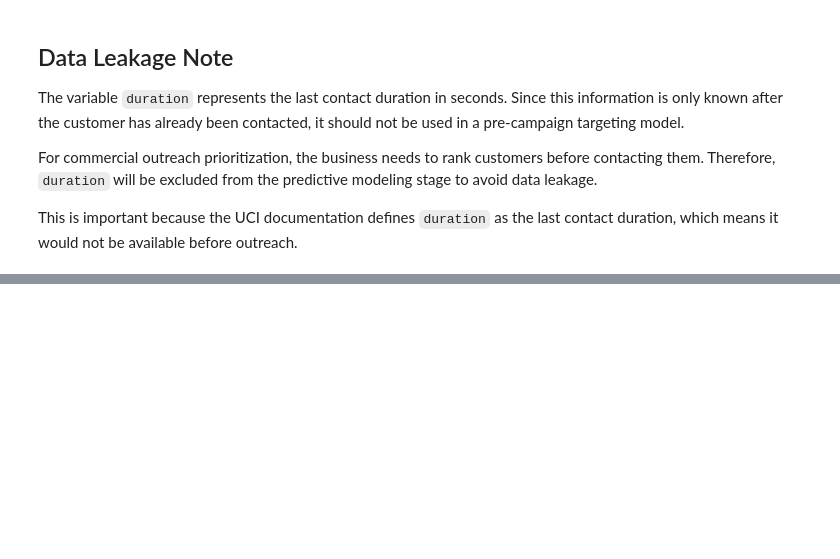
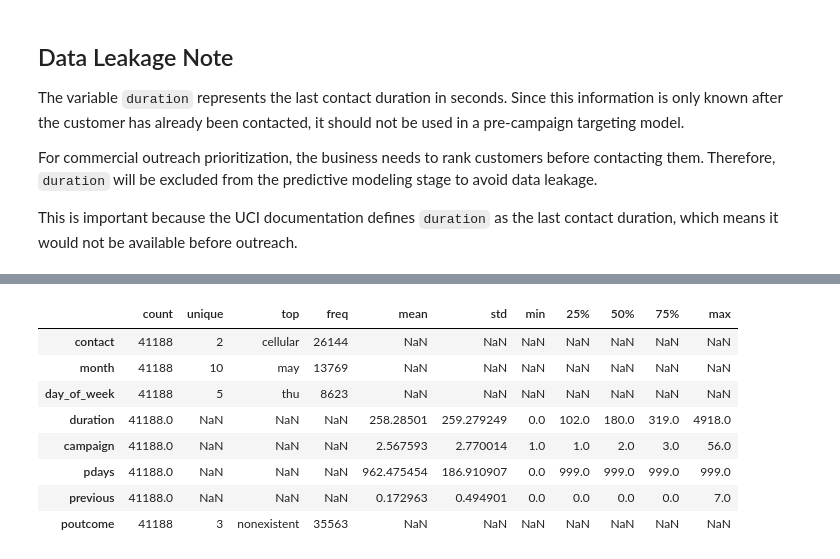
Before and after one commit to Nejatbakhsh-y/commercial-campaign-response-prioritization, a Jupyter notebook: notebooks/01_business_problem_and_data_understanding.ipynb, the cells around one changed output, grey strips where cells are left out. Saved outputs shown, nothing was run; the diff lists cells and outputs as text; code cells hidden in the pictures; blank space fills up the shorter version.

```diff
--- a/notebooks/01_business_problem_and_data_understanding.ipynb
+++ b/notebooks/01_business_problem_and_data_understanding.ipynb
@@ -134,0 +383,14 @@ This is important because the UCI documentation defines `duration` as the last c
+# %%
+#Cell 15 — Campaign-Related Variables
+campaign_vars = [
+    "contact",
+    "month",
+    "day_of_week",
+    "duration",
+    "campaign",
+    "pdays",
+    "previous",
+    "poutcome"
+]
+
+df[campaign_vars].head()
@@ -134,0 +404,13 @@ This is important because the UCI documentation defines `duration` as the last c
+# %%
+#Cell 16 — Campaign Variable Summary
+df[campaign_vars].describe(include="all").T
+# %% [output]
+|  | count | unique | top | freq | mean | std | min | 25% | 50% | 75% | max |
+| contact | 41188 | 2 | cellular | 26144 | NaN | NaN | NaN | NaN | NaN | NaN | NaN |
+| month | 41188 | 10 | may | 13769 | NaN | NaN | NaN | NaN | NaN | NaN | NaN |
+| day_of_week | 41188 | 5 | thu | 8623 | NaN | NaN | NaN | NaN | NaN | NaN | NaN |
+| duration | 41188.0 | NaN | NaN | NaN | 258.28501 | 259.279249 | 0.0 | 102.0 | 180.0 | 319.0 | 4918.0 |
+| campaign | 41188.0 | NaN | NaN | NaN | 2.567593 | 2.770014 | 1.0 | 1.0 | 2.0 | 3.0 | 56.0 |
+| pdays | 41188.0 | NaN | NaN | NaN | 962.475454 | 186.910907 | 0.0 | 999.0 | 999.0 | 999.0 | 999.0 |
+| previous | 41188.0 | NaN | NaN | NaN | 0.172963 | 0.494901 | 0.0 | 0.0 | 0.0 | 0.0 | 7.0 |
+| poutcome | 41188 | 3 | nonexistent | 35563 | NaN | NaN | NaN | NaN | NaN | NaN | NaN |
```
Also changed, not shown: parts of 31 cells of this notebook.
